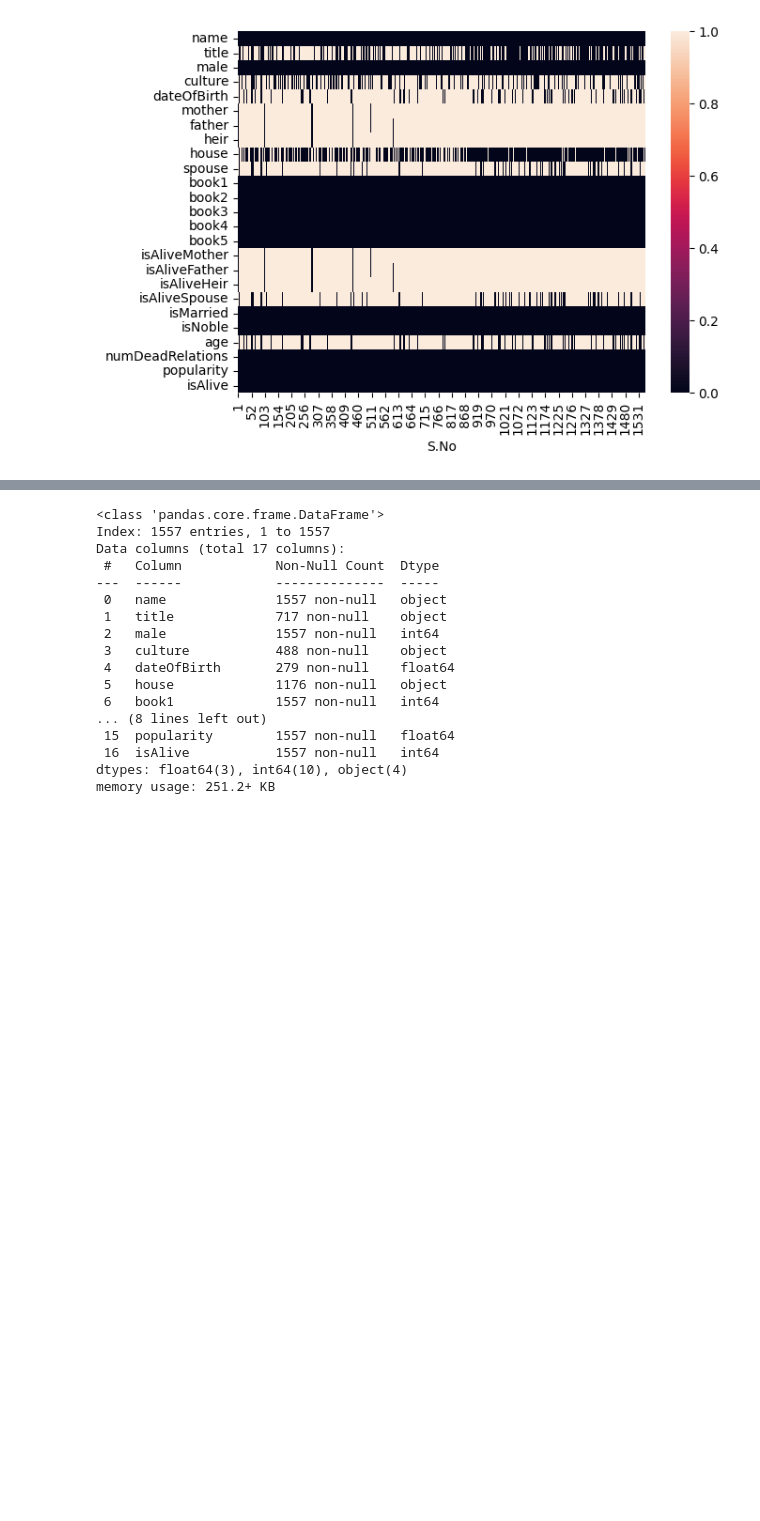
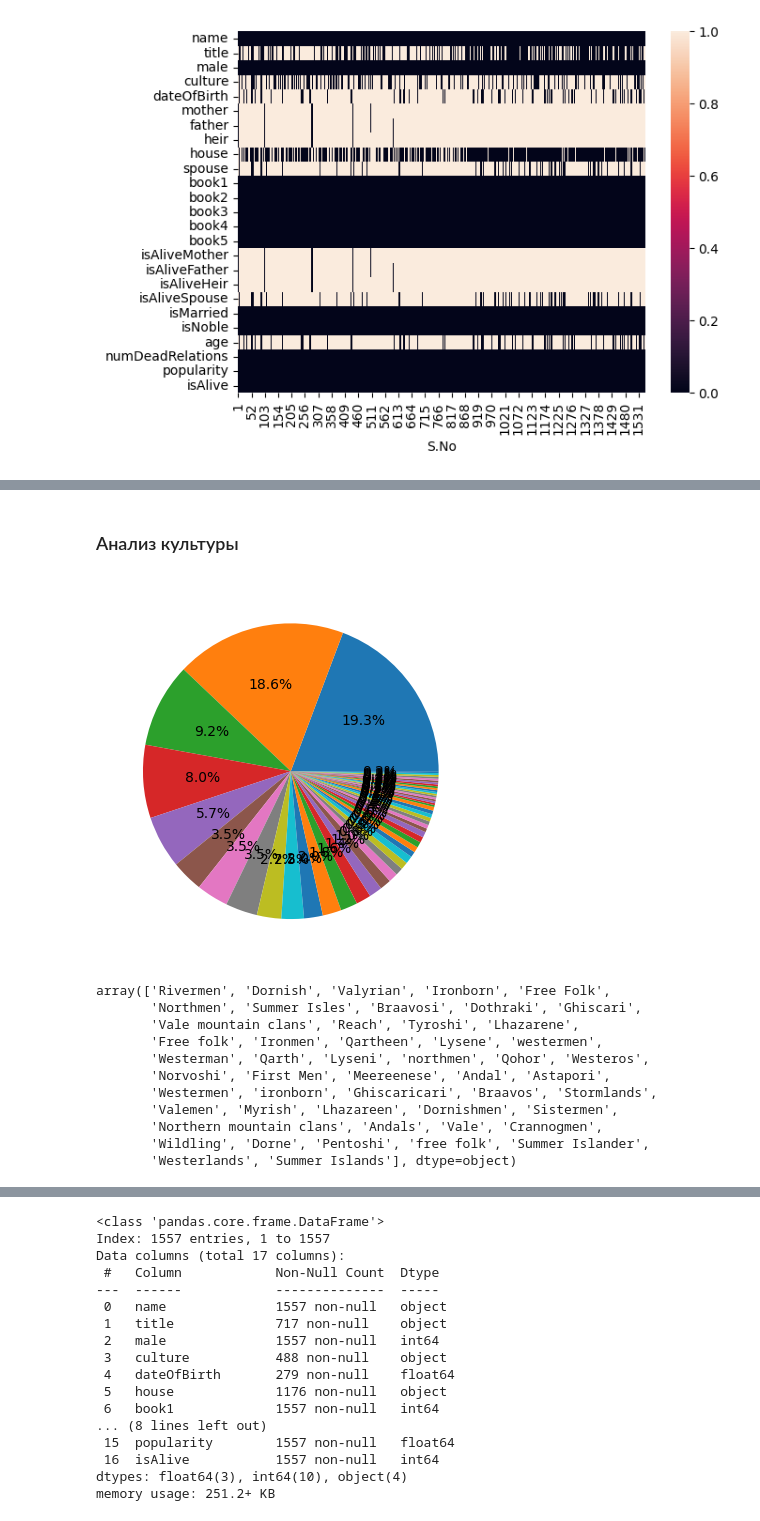
Before and after one commit to episode16/Py, a Jupyter notebook: DLS_mipt/game_of_thrones_hw1/hw_1_game_of_thrones_ipynb.ipynb, the cells around one changed output, grey strips where cells are left out. Saved outputs shown, nothing was run; the diff lists cells and outputs as text; code cells hidden in the pictures; blank space fills up the shorter version.

Commit message:
part 1.4: added and filtered columns, NaN are filled, data prepared for analysis

```diff
--- a/DLS_mipt/game_of_thrones_hw1/hw_1_game_of_thrones_ipynb.ipynb
+++ b/DLS_mipt/game_of_thrones_hw1/hw_1_game_of_thrones_ipynb.ipynb
@@ -208,0 +328,5 @@ column_del
+# %%
+
+df.loc[df['title'].isna(), 'title'] = 'other'
+
+df['title'].value_counts()
@@ -208,0 +370,28 @@ column_del
+# %% [markdown]
+### Анализ культуры
+# %%
+# Готовим данные для круговой диаграммы
+data = df['culture'].value_counts()
+
+plt.pie(data, autopct='%1.1f%%')
+plt.show()
+
+#print(data)
+#print(df['culture'].isna().sum())
+
+cultures = df['culture'].unique()
+cultures = cultures[1:]
+cultures
+# %% [output]
+[figure, added]
+array(['Rivermen', 'Dornish', 'Valyrian', 'Ironborn', 'Free Folk',
+       'Northmen', 'Summer Isles', 'Braavosi', 'Dothraki', 'Ghiscari',
+       'Vale mountain clans', 'Reach', 'Tyroshi', 'Lhazarene',
+       'Free folk', 'Ironmen', 'Qartheen', 'Lysene', 'westermen',
+       'Westerman', 'Qarth', 'Lyseni', 'northmen', 'Qohor', 'Westeros',
+       'Norvoshi', 'First Men', 'Meereenese', 'Andal', 'Astapori',
+       'Westermen', 'ironborn', 'Ghiscaricari', 'Braavos', 'Stormlands',
+       'Valemen', 'Myrish', 'Lhazareen', 'Dornishmen', 'Sistermen',
+       'Northern mountain clans', 'Andals', 'Vale', 'Crannogmen',
+       'Wildling', 'Dorne', 'Pentoshi', 'free folk', 'Summer Islander',
+       'Westerlands', 'Summer Islands'], dtype=object)
```
Also changed, not shown: parts of 45 cells of this notebook.
